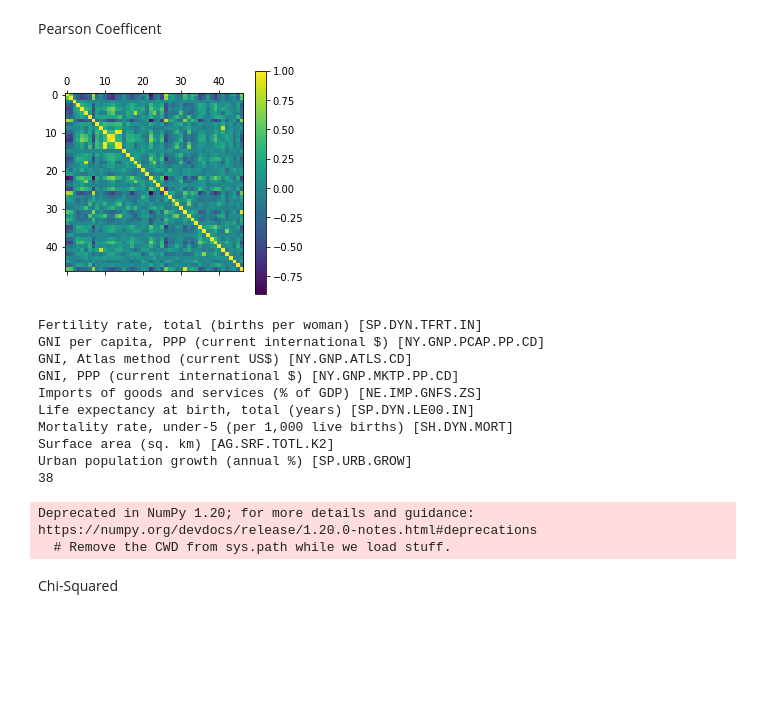
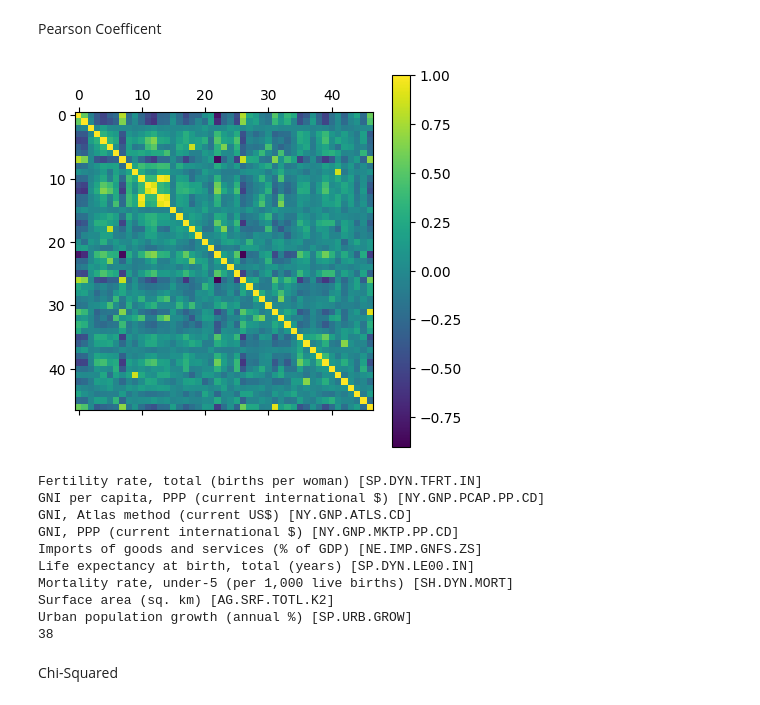
Before and after one commit to kevinhc2/GDP_Growth_Predictor, a Jupyter notebook: GDP_Growth_Predictor.ipynb, the cells around one changed output. Saved outputs shown, nothing was run; the diff lists cells and outputs as text; code cells hidden in the pictures; blank space fills up the shorter version.

Commit message:
Removed the used of some deprecated methods

```diff
--- a/GDP_Growth_Predictor.ipynb
+++ b/GDP_Growth_Predictor.ipynb
@@ -141,21 +170,21 @@ Pearson Coefficent
 # %%
 #Pearson Coefficent
 corr_matrix = X_train_norm.corr(method='pearson')
 plt.matshow(corr_matrix)
 cb = plt.colorbar()
 cb.ax.tick_params(labelsize=10)
 plt.show()
 
 corr_matrix = corr_matrix.abs()
 # Select upper triangle of correlation matrix
-upper = corr_matrix.where(np.triu(np.ones(corr_matrix.shape), k=1).astype(np.bool))
+upper = corr_matrix.where(np.triu(np.ones(corr_matrix.shape), k=1).astype(bool))
 # Find features with correlation greater than 0.75
 to_drop = [column for column in upper.columns if any(upper[column] > 0.75)]
 for attr in to_drop:
   print(attr)
 print(len(X_train_norm.columns)-len(to_drop))
 # %% [output]
-[figure, old version]
+[figure, new version]
 Fertility rate, total (births per woman) [SP.DYN.TFRT.IN]
 GNI per capita, PPP (current international $) [NY.GNP.PCAP.PP.CD]
 GNI, Atlas method (current US$) [NY.GNP.ATLS.CD]
@@ -166,8 +195,6 @@ Mortality rate, under-5 (per 1,000 live births) [SH.DYN.MORT]
 Surface area (sq. km) [AG.SRF.TOTL.K2]
 Urban population growth (annual %) [SP.URB.GROW]
 38
-Deprecated in NumPy 1.20; for more details and guidance: https://numpy.org/devdocs/release/1.20.0-notes.html#deprecations
-  # Remove the CWD from sys.path while we load stuff.
 # %% [markdown]
 Chi-Squared
 # %%
```
Also changed, not shown: parts of 11 cells of this notebook.
